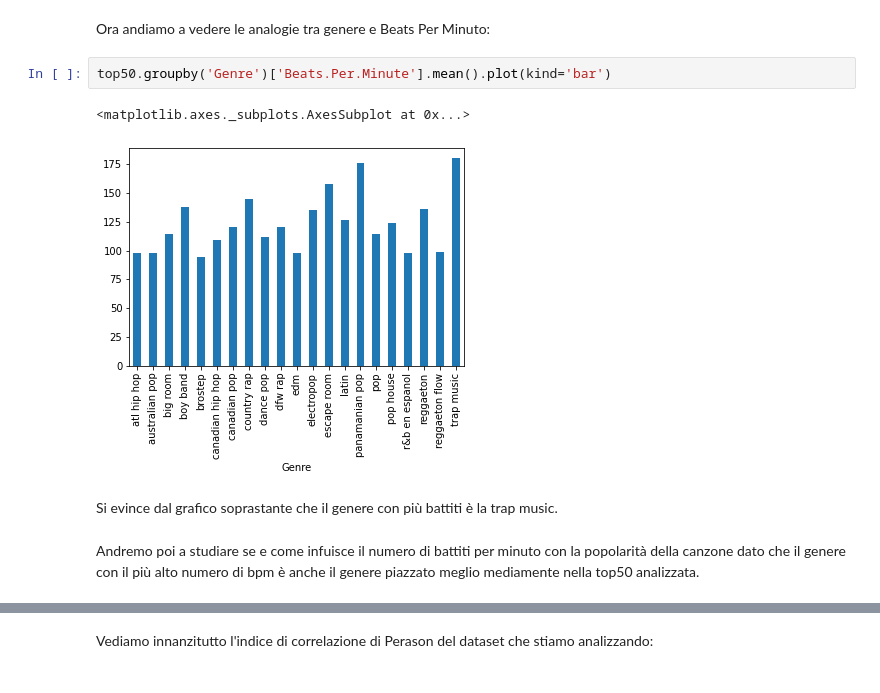
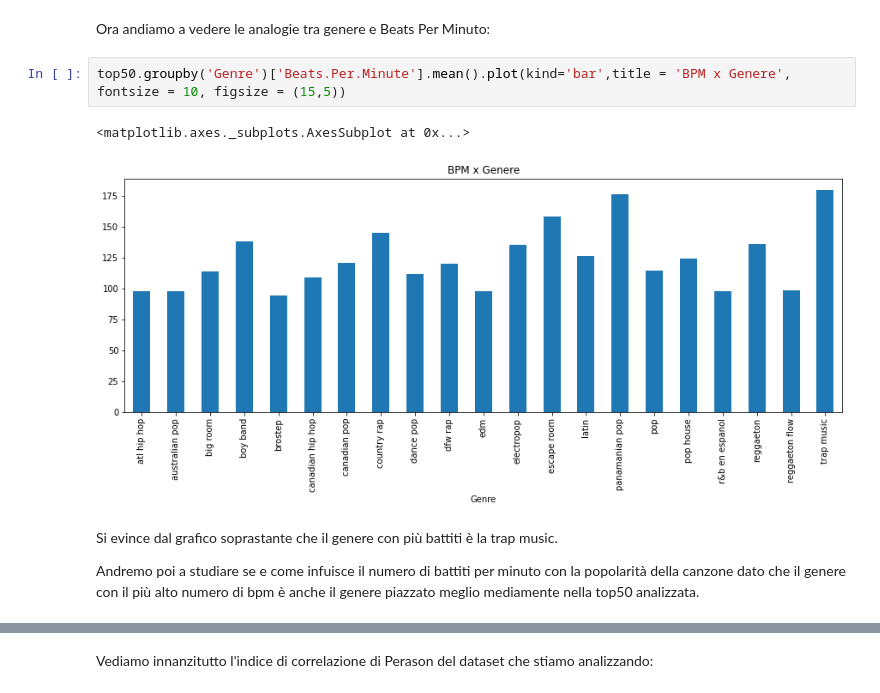
Before and after one commit to PedemonteGiacomo/DataScienceProject, a Jupyter notebook: project.ipynb, the cells around one changed output, grey strips where cells are left out. Cells and saved outputs as stored; diff of their text form.

```diff
--- a/project.ipynb
+++ b/project.ipynb
@@ -88,11 +90,11 @@ top50.boxplot(column= 'Position', by='Genre',vert=False)
 # %% [markdown]
 Ora andiamo a vedere le analogie tra genere e Beats Per Minuto:
 # %%
-top50.groupby('Genre')['Beats.Per.Minute'].mean().plot(kind='bar')
+top50.groupby('Genre')['Beats.Per.Minute'].mean().plot(kind='bar',title = 'BPM x Genere', fontsize = 10, figsize = (15,5))
 # %% [output]
 <matplotlib.axes._subplots.AxesSubplot at 0x...>
-[figure, old version]
+[figure, new version]
-# %% [markdown]
-Si evince dal grafico soprastante che il genere con più battiti è la trap music.
 # %% [markdown]
+Si evince dal grafico soprastante che il genere con più battiti è la trap music.
+
 Andremo poi a studiare se e come infuisce il numero di battiti per minuto con la popolarità della canzone dato che il genere con il più alto numero di bpm è anche il genere piazzato meglio mediamente nella top50 analizzata.
```
Also changed, not shown: parts of 20 cells of this notebook.
